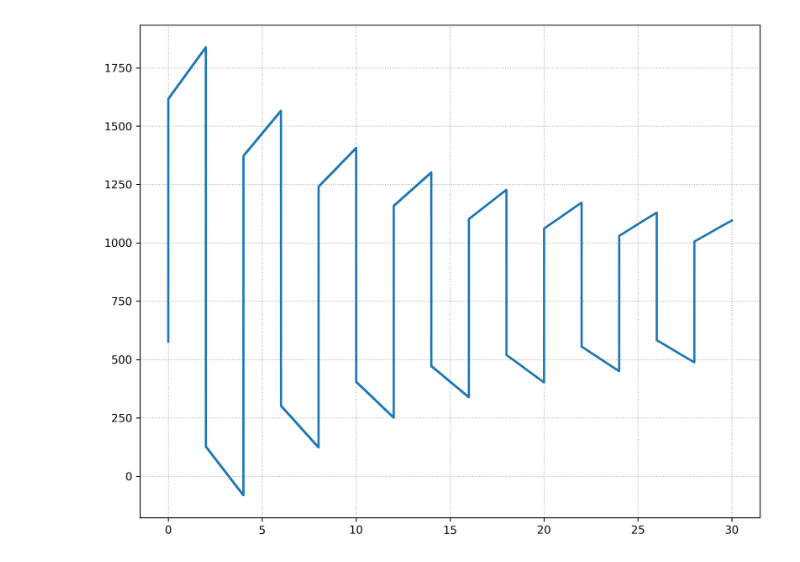
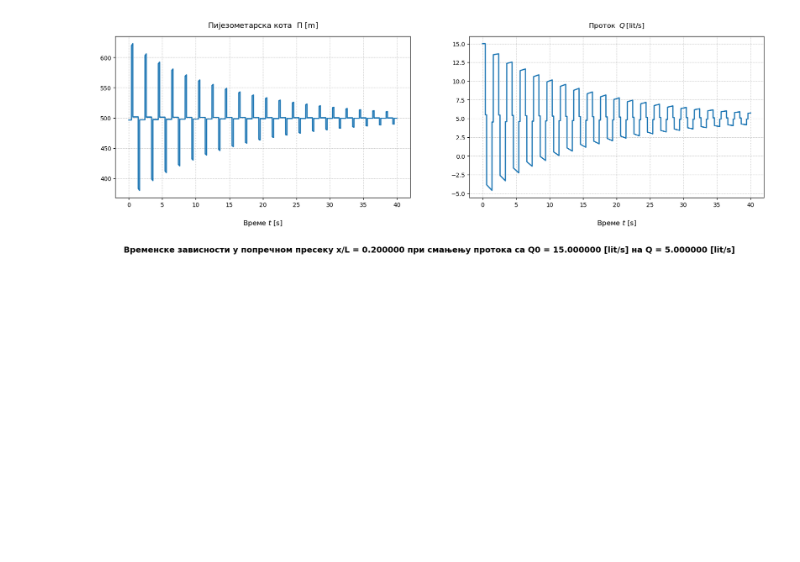
Before and after one commit to cocicar/Transport_cevima, a Jupyter notebook: Hidro-udar/hidro-udar.ipynb, the cells around one changed output. Cells and saved outputs as stored; diff of their text form; code cells hidden in the pictures; blank space fills up the shorter version.

```diff
--- a/Hidro-udar/hidro-udar.ipynb
+++ b/Hidro-udar/hidro-udar.ipynb
@@ -1,29 +105,32 @@
 # %%
 import numpy as np
 from matplotlib import pyplot as plt
-from time import time
 # ----------------------------------------------------- #
 #   Definisanje ulaznih velicina"""                     #
 # ----------------------------------------------------- #
-g = 9.8065       # ubrzanje sile Zemljine teze
-ce = 1000        # brzina zvuka [m/s]
-PI_R = 800       # piezometarska kota rezervoara
-Q_0 = 2           # pocetna vrednost protoka
-lam = 0.021     # koeficijent trenja
-D = 0.5          # precnik cevi [m]
-L = 1000         # duzina cevi  [m]
-N = 1001         # broj proracunskih tacaka (x)
-dx = L/(N-1)         # prostorni korak
-Co = 1           # Courant broj
-dt = Co*dx/ce    # Vremenski korak - USLOV STABILNOSTI
+g = 9.8065              # ubrzanje sile Zemljine teze
+ce = 1000               # brzina zvuka [m/s]
+PI_R = 500               # piezometarska kota rezervoara
+Q_0 = 0.015             # pocetna vrednost protoka
+D = 0.1                 # precnik cevi [m]
+A = D**2 * np.pi/4      # povrsina poprecnog preseka cevi
+L = 500                 # duzina cevi  [m]
+lam = 0.02             # koeficijent trenja
 
-A = D**2 * np.pi/4    # povrsina poprecnog preseka cevi
+N = 501                    # Broj proracunskih tacaka (x)
+x = np.linspace(0, L, N)   # Diskretizacija, cev delimo na 500 podeoka (501 tacka)
+n = N - 1                  # Indeks poslednjeg preseka, preseka kod ventila
+dx = L/n                   # Prostorni korak, dx = 1m (u tim presecima racunamo)
+Co = 1                     # Courant-ov broj
+dt = Co*dx/ce              # Vremenski korak, sracunat na osnovu Co - USLOV STABILNOSTI
+                           # za zadate vrednosti: dt = 1/1000 = 0.001 sec
+
+## Ove velicine su vezane za numericki algoritam
 b = ce/(g*A)
 m = lam*dx/(2*g*D*A**2)
 # ----------------------------------------------------- #
 
-x = np.linspace(0, L, N)
-n = N-1
+
 # POCETNI USLOV: pre zatvaranja ventila: piezometarske kote u svim presecima #
 Pi_old = PI_R - (8*lam*x/(g*D**5* np.pi**2))*Q_0**2
 # ---------------------------------------------------------------------------#
@@ -37,16 +144,30 @@ Q_new = Q_old.copy()
 # ------------------------------------#
 
 
-# Protok nakon trenutnom zatvaranja ventila
-Q = 0
+# Protok nakon trenutnog zatvaranja ventila, pocetni protok Q_0 = 0.015 m^3/s
+# Potpuno zatvaranje ventila Q = 0
+# Delimicno zatvaranje ventila 0 < Q < Q_0
+Q = 0.005
 
-# U kojim poprecnim presecima zelimo da prikazemo dijagrame
+## Vrednosti brzina koje odgovaraju tim protocima, za kasnije racunanje
+## porasta pritiska
+v = Q/A
+v_0 = Q_0/A
+del_v = v - v_0
 
-T_count =  0  # brojac vremenskih iteracija
-Nt = 30000   # broj vremenskih iteracija
-Pi_ventil = []
 
-start_time = time()
+# U kojim poprecnim presecima zelimo da prikazemo dijagrame, kao i vrednost
+# pijezo kote u tom preseku u pocetnom trenutku vremena
+indeks_preseka = 100           # indeks preseka n=500: ventil (x=L): n=250: x=L/2
+Pi_indeks = PI_R - (8*lam*dx*indeks_preseka/(g*D**5* np.pi**2))*Q_0**2
+Pi_preseka = []               # lista u koje smestamo vrednosti tokom vremena
+Q_preseka = []
+
+T_count =  0    # brojac vremenskih iteracija
+
+Nt = 40000  #  broj vremenskih iteracija (delta t = 0.001s):
+            #  t = 40000*dt = 40 sekundi
+
 while (T_count < Nt):
     # Definisi sta se desava u ulaznom preseku cevi - karakteristika C- #
     Pi_new[0] = PI_R;  # Prvi presek cevi - ista piezometarska kota
@@ -59,7 +180,8 @@ while (T_count < Nt):
     # granicni uslov Q /
     cp[n] = Pi_old[n-1] + b*Q_old[n-1] - m*Q_old[n-1]*np.abs(Q_old[n-1])
     Q_new[n] = Q;  # DRUGI GRANICNI USLOV - ventil se trenutno zatvara*/
-    Pi_ventil.append(Pi_new[n])
+    Pi_preseka.append(Pi_new[indeks_preseka])
+    Q_preseka.append(Q_new[indeks_preseka])
     Pi_new[n] = cp[n] - b*Q_new[n]
 
 
@@ -71,12 +193,29 @@ while (T_count < Nt):
     T_count = T_count + 1
     Pi_old = Pi_new.copy()
     Q_old = Q_new.copy()
-end_time = time()
-print ("Време прорачуна: t =", end_time - start_time, "sekundi")
 
+print () ## Novi red
+print ()
+print ("Максимални пораст пијезометарске коте (нумерички модел):", max(Pi_preseka) - Pi_indeks , "[m]")
+print ("Максимални пораст пијезометарске коте (израз Жуковског):", -1/g * ce * del_v, "[m]")
+t = np.linspace(0, Nt*dt, Nt)
+x = np.linspace(0, L, N)
 
-t = np.linspace(0, Nt*dt, Nt)
-plt.figure(figsize=(10,8), dpi=300)
-plt.plot(t, Pi_ventil, linewidth=2)
+print()
+print()
+plt.figure(figsize=(20,5))
+fig1 = plt.subplot(1,2,1)
+plt.xlabel("Време $t$ [s]", labelpad=20, fontsize = 12)
+plt.title("Пијезомeтарска кота $\,\, \Pi$ [m]", pad = 15, fontsize=13)
+plt.plot(t, Pi_preseka, linewidth=2)
 plt.grid(True, linestyle='dotted')
+
+Q_lit = 1000*np.array(Q_preseka)
+fig2 = plt.subplot(1,2,2)
+plt.plot(t, Q_lit, linewidth=2)
+plt.title("Проток $\,\,Q \,\\mathrm{[lit/s]}$", pad = 15)
+plt.xlabel("Време $t$ [s]", labelpad=20, fontsize = 12)
+plt.grid(True, linestyle='dotted')
+potpis = ('Временске зависности у попречном пресеку x/L = %f при смањењу протока са Q0 = %f [lit/s] на Q = %f [lit/s]' % (float(indeks_preseka/L), Q_0*1000, Q*1000))
+plt.figtext(0.5, -0.15, potpis,  horizontalalignment='center', fontsize=14, weight='bold')
 # %% [output]
@@ -84 +224 @@ plt.grid(True, linestyle='dotted')
-[figure, old version]
+[figure, new version]
```
Also changed, not shown: parts of 2 cells of this notebook, 2 other files.
